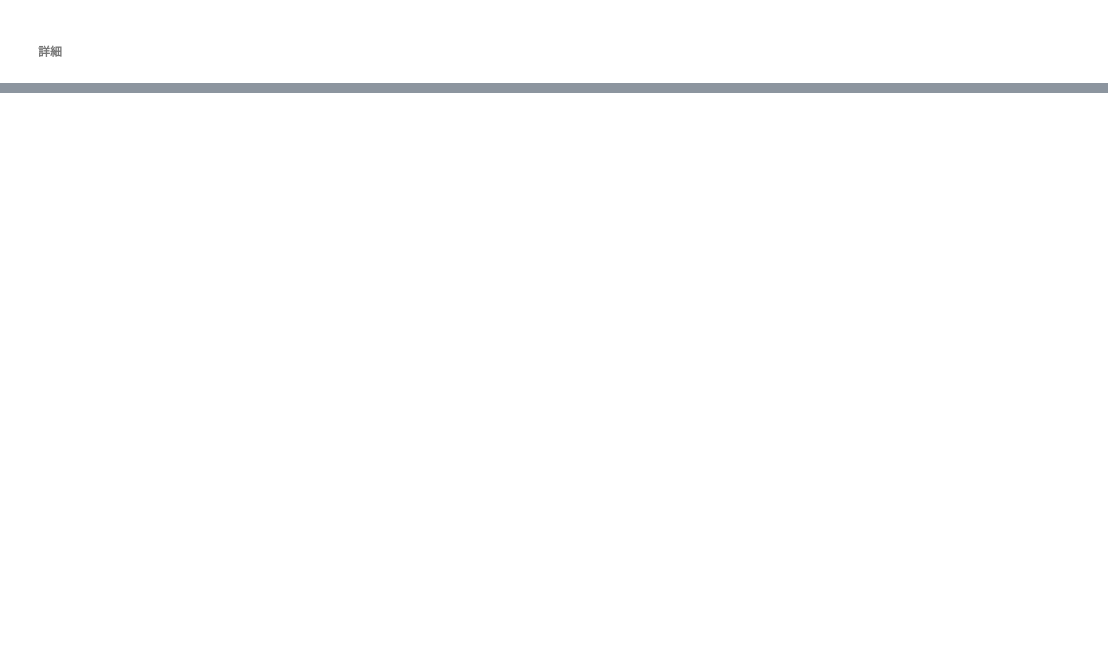
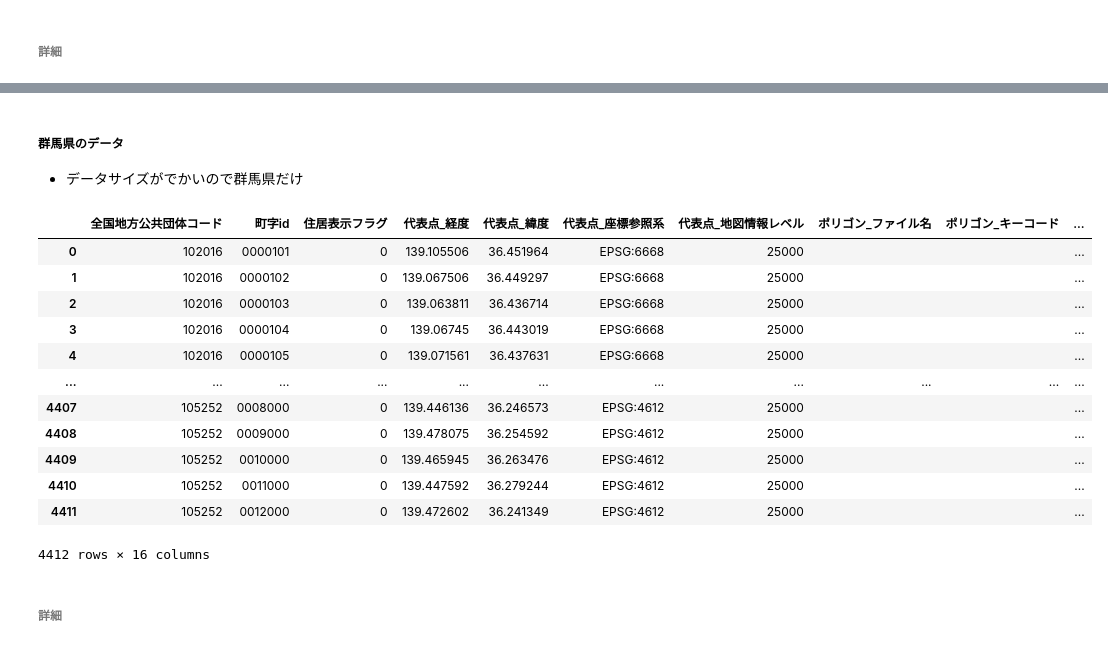
Before and after one commit to zero3kw/abr-data-summary, a Jupyter notebook: abr_data_summery.ipynb, the cells around one changed output, grey strips where cells are left out. Saved outputs shown, nothing was run; the diff lists cells and outputs as text; code cells hidden in the pictures; blank space fills up the shorter version.

```diff
--- a/abr_data_summery.ipynb
+++ b/abr_data_summery.ipynb
@@ -350,0 +454,24 @@ memory usage: 302.7+ MB
+# %% [markdown]
+##### 群馬県のデータ
+- データサイズがでかいので群馬県だけ
+# %%
+url = 'https://gov-csv-export-public.s3.ap-northeast-1.amazonaws.com/mt_town_pos/pref/mt_town_pos_pref10.csv.zip'
+data = get_data(url)
+df = make_dataframe(data)
+df
+# %% [output]
+|  | 全国地方公共団体コード | 町字id | 住居表示フラグ | 代表点_経度 | 代表点_緯度 | 代表点_座標参照系 | 代表点_地図情報レベル | ポリゴン_ファイル名 | ポリゴン_キーコード | ... |
+| 0 | 102016 | 0000101 | 0 | 139.105506 | 36.451964 | EPSG:6668 | 25000 |  |  | ... |
+| 1 | 102016 | 0000102 | 0 | 139.067506 | 36.449297 | EPSG:6668 | 25000 |  |  | ... |
+| 2 | 102016 | 0000103 | 0 | 139.063811 | 36.436714 | EPSG:6668 | 25000 |  |  | ... |
+| 3 | 102016 | 0000104 | 0 | 139.06745 | 36.443019 | EPSG:6668 | 25000 |  |  | ... |
+| 4 | 102016 | 0000105 | 0 | 139.071561 | 36.437631 | EPSG:6668 | 25000 |  |  | ... |
+| ... | ... | ... | ... | ... | ... | ... | ... | ... | ... | ... |
+| 4407 | 105252 | 0008000 | 0 | 139.446136 | 36.246573 | EPSG:4612 | 25000 |  |  | ... |
+| 4408 | 105252 | 0009000 | 0 | 139.478075 | 36.254592 | EPSG:4612 | 25000 |  |  | ... |
+| 4409 | 105252 | 0010000 | 0 | 139.465945 | 36.263476 | EPSG:4612 | 25000 |  |  | ... |
+| 4410 | 105252 | 0011000 | 0 | 139.447592 | 36.279244 | EPSG:4612 | 25000 |  |  | ... |
+| 4411 | 105252 | 0012000 | 0 | 139.472602 | 36.241349 | EPSG:4612 | 25000 |  |  | ... |
+4412 rows × 16 columns
+# %% [markdown]
+###### 詳細
```
Also changed, not shown: parts of 50 cells of this notebook.
